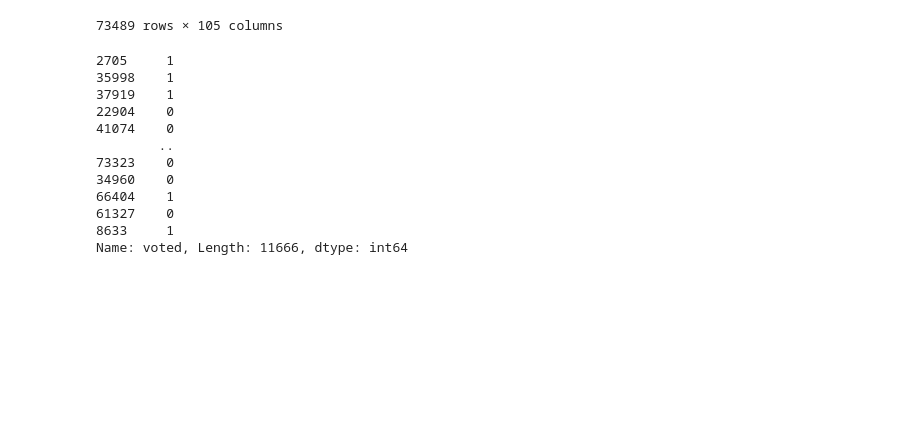
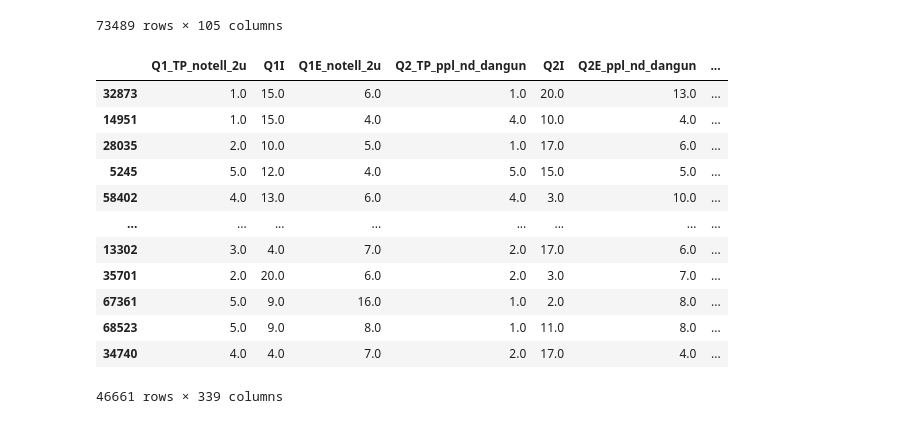
Before and after one commit to dss-14th/ml-repo-3, a Jupyter notebook: data_preprocessing.ipynb, the cells around one changed output. Drawn from its saved outputs; the diff is of its cells as text; code cells hidden in the pictures; blank space fills up the shorter version.

Commit message:
modify preprocessing module

```diff
--- a/data_preprocessing.ipynb
+++ b/data_preprocessing.ipynb
@@ -835,8 +841,8 @@ class preprocessing1():
 # %% [output]
 Overwriting preprocessing.py
 # %%
-DF = pd.read_csv('./MACH_data/data.csv', delimiter='\t')
-DF
+df_origin = pd.read_csv('./MACH_data/data.csv', delimiter='\t')
+df_origin
 # %% [output]
 |  | Q1A | Q1I | Q1E | Q2A | Q2I | Q2E | Q3A | Q3I | Q3E | Q4A | ... | ... |
 | 0 | 3.0 | 6.0 | 21017.0 | 3.0 | 7.0 | 18600.0 | 5.0 | 20.0 | 14957.0 | 2.0 | ... | ... |
@@ -856,21 +862,22 @@ DF
 import preprocessing as pre
 # %%
 # 클래스 객체화
-data = pre.preprocessing1(DF)
+data = pre.preprocessing1(df_origin)
 # %%
 X_train, X_test, y_train, y_test = data.pre1()
-# %%
-y_test
-# %% [output]
-2705     1
-35998    1
-37919    1
-22904    0
-41074    0
-        ..
-73323    0
-34960    0
-66404    1
-61327    0
-8633     1
-Name: voted, Length: 11666, dtype: int64
+# %%
+X_train
+# %% [output]
+|  | Q1_TP_notell_2u | Q1I | Q1E_notell_2u | Q2_TP_ppl_nd_dangun | Q2I | Q2E_ppl_nd_dangun | ... |
+| 32873 | 1.0 | 15.0 | 6.0 | 1.0 | 20.0 | 13.0 | ... |
+| 14951 | 1.0 | 15.0 | 4.0 | 4.0 | 10.0 | 4.0 | ... |
+| 28035 | 2.0 | 10.0 | 5.0 | 1.0 | 17.0 | 6.0 | ... |
+| 5245 | 5.0 | 12.0 | 4.0 | 5.0 | 15.0 | 5.0 | ... |
+| 58402 | 4.0 | 13.0 | 6.0 | 4.0 | 3.0 | 10.0 | ... |
+| ... | ... | ... | ... | ... | ... | ... | ... |
+| 13302 | 3.0 | 4.0 | 7.0 | 2.0 | 17.0 | 6.0 | ... |
+| 35701 | 2.0 | 20.0 | 6.0 | 2.0 | 3.0 | 7.0 | ... |
+| 67361 | 5.0 | 9.0 | 16.0 | 1.0 | 2.0 | 8.0 | ... |
+| 68523 | 5.0 | 9.0 | 8.0 | 1.0 | 11.0 | 8.0 | ... |
+| 34740 | 4.0 | 4.0 | 7.0 | 2.0 | 17.0 | 4.0 | ... |
+46661 rows × 339 columns
```
Also changed, not shown: parts of 2 cells of this notebook, 3 other files.
